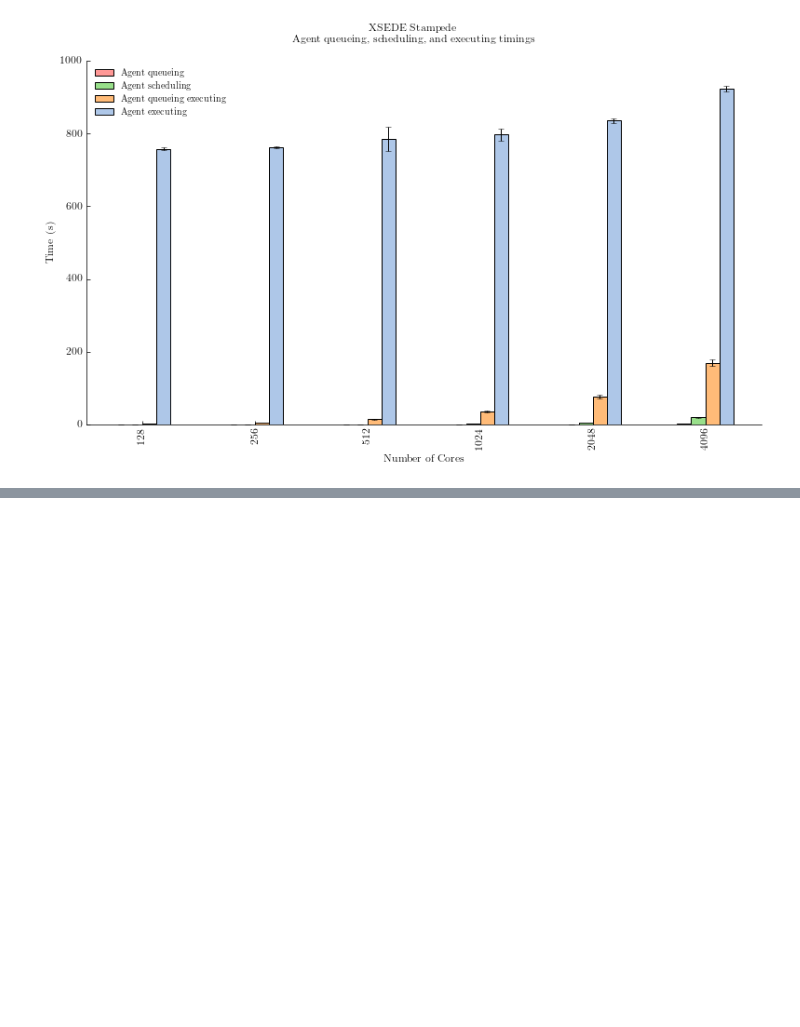
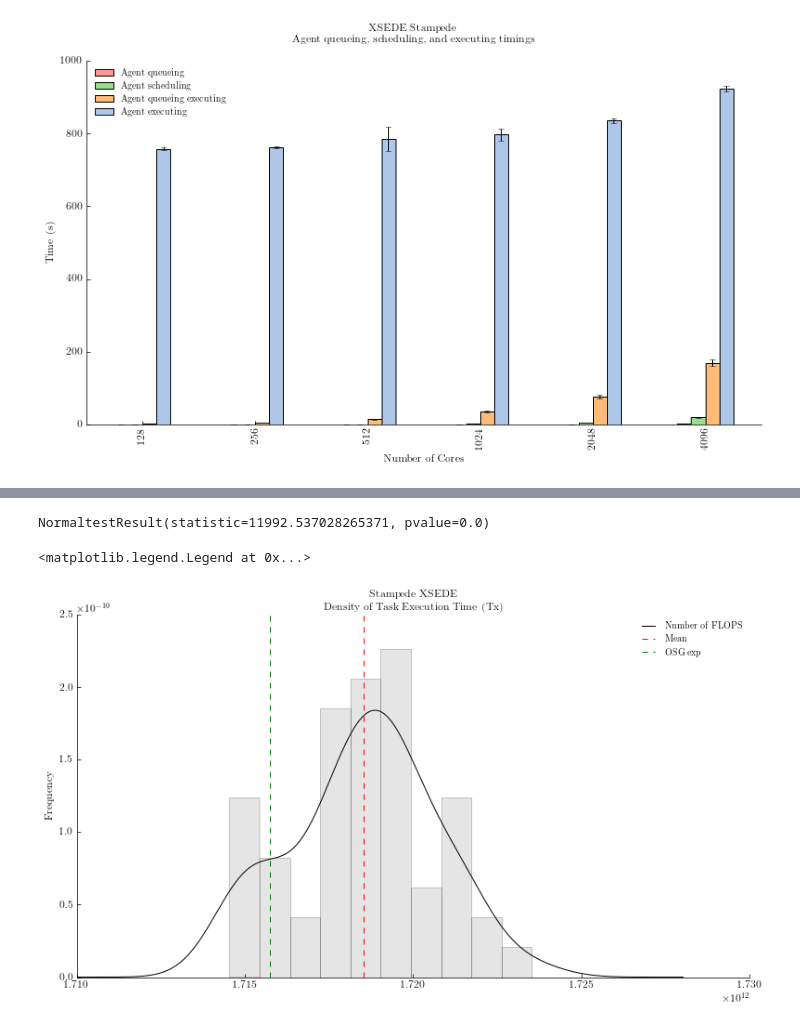
Before and after one commit to radical-experiments/rp-paper, a Jupyter notebook: analysis/rp_paper_experiments.ipynb, the cells around one changed output, grey strips where cells are left out. Cells and saved outputs as stored; diff of their text form; code cells hidden in the pictures; blank space fills up the shorter version.

Commit message:
KDE profiled FLOPS

```diff
--- a/analysis/rp_paper_experiments.ipynb
+++ b/analysis/rp_paper_experiments.ipynb
@@ -92,6 +92,7 @@ def fig_setup():
 sessions = pd.read_csv('data/sessions.csv', index_col=0)
 pilots = pd.read_csv('data/pilots.csv', index_col=0)
 units = pd.read_csv('data/units.csv', index_col=0)
+profiles = pd.read_csv('data/exp1/stage3_amber_profiles.csv', index_col=0)
 # %%
 sessions.loc[(sessions['nunit'] >= 8   ) & (sessions['nunit'] < 16  ), 'nunit_requested'] = 8
 sessions.loc[(sessions['nunit'] >= 16  ) & (sessions['nunit'] < 32  ), 'nunit_requested'] = 16
@@ -264,0 +295,26 @@ NormaltestResult(statistic=11992.537028265371, pvalue=0.0)
+# %%
+fig, ax = fig_setup()
+title='Stampede XSEDE\nDensity of Task Execution Time (Tx)'
+
+# KDE FLOPS profiles
+display(sps.normaltest(units['U_AGENT_EXECUTING'].dropna().tolist()))
+profiles[['FLOPS']].dropna().reset_index(drop=True).plot.density(ax=ax, color='black', title=title)
+
+# Normed Histogram
+profiles[['FLOPS']].dropna().reset_index(drop=True).plot.hist(
+                ax=ax,
+                color='gray',
+                bins=10,
+                alpha = 0.20,
+                normed=True)
+
+plt.axvline(profiles['FLOPS'].dropna().mean(), color='r', linestyle='dashed', linewidth=1)
+plt.axvline(1715750072310, color='g', linestyle='dashed', linewidth=1)
+
+ax.legend(labels=['Number of FLOPS', 'Mean', 'OSG exp'])
+
+#plt.savefig('figures/stampede_tx_frequency.pdf', dpi=600, bbox_inches='tight')
+# %% [output]
+NormaltestResult(statistic=11992.537028265371, pvalue=0.0)
+<matplotlib.legend.Legend at 0x...>
+[figure, added]
```
Also changed, not shown: parts of 2 cells of this notebook, 1 other file.
